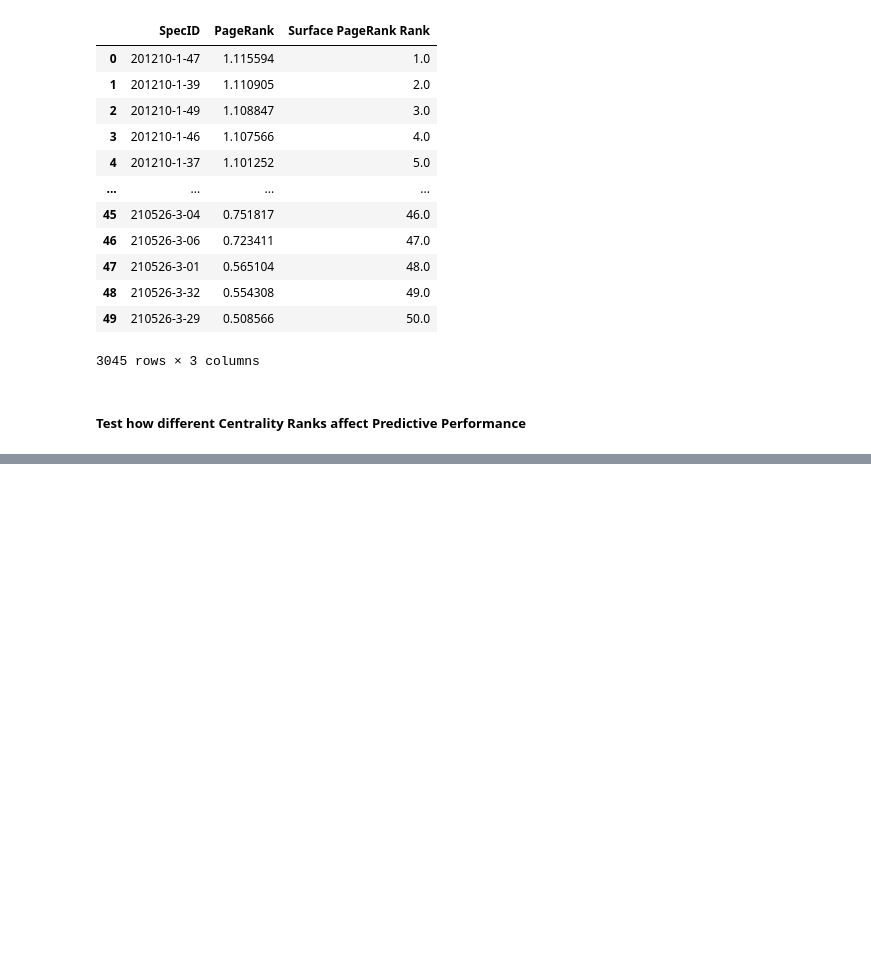
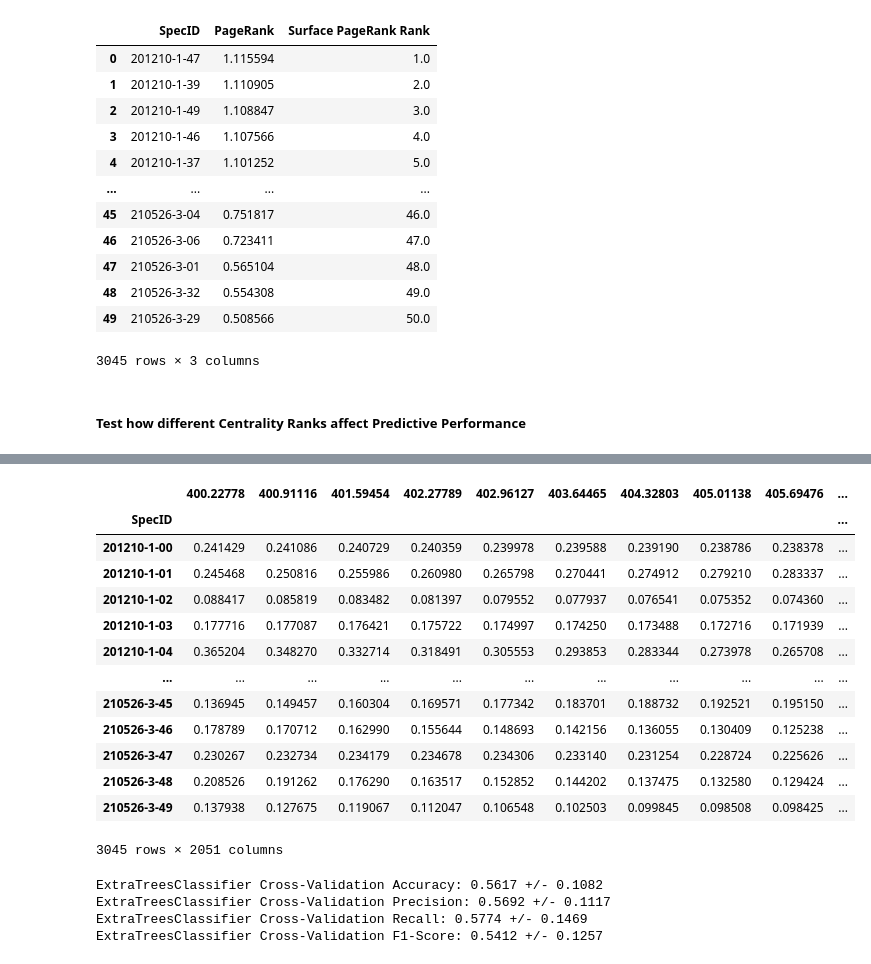
Before and after one commit to Spuced/Final_Year_Project_Github_Clone, a Jupyter notebook: GroupKFold_graph_database/Eddie_Gaussian_Kernel._Outlier_Detection.ipynb, the cells around one changed output, grey strips where cells are left out. Saved outputs shown, nothing was run; the diff lists cells and outputs as text; code cells hidden in the pictures; blank space fills up the shorter version.

```diff
--- a/GroupKFold_graph_database/Eddie_Gaussian_Kernel._Outlier_Detection.ipynb
+++ b/GroupKFold_graph_database/Eddie_Gaussian_Kernel._Outlier_Detection.ipynb
@@ -343,0 +370,16 @@ df
+# %%
+def prepare_wavelength_df(df, absorbance_col, status_col='Status'):
+
+    # Pivot the DataFrame to get wavelengths as columns and absorbance values
+    wavelength_df = df.pivot(index='SpecID', columns='WaveNumber', values=absorbance_col).reset_index()
+    wavelength_df.columns.name = None
+
+    # Merge with the statuses based on SpecID
+    # Include the SurID to perform GroupKFold CV
+    statuses_and_surface = df[['SpecID', 'SurID', status_col]].drop_duplicates()
+    wavelength_df = pd.merge(wavelength_df, statuses_and_surface, on='SpecID')
+
+    # Set SpecID as the index
+    wavelength_df = wavelength_df.set_index('SpecID')
+
+    return wavelength_df
@@ -343,0 +407,26 @@ df
+# %%
+wavelength_df = prepare_wavelength_df(df, 'Absorbance')
+# %%
+wavelength_df
+# %% [output]
+|  | 400.22778 | 400.91116 | 401.59454 | 402.27789 | 402.96127 | 403.64465 | 404.32803 | 405.01138 | 405.69476 | ... |
+| SpecID |  |  |  |  |  |  |  |  |  | ... |
+| 201210-1-00 | 0.241429 | 0.241086 | 0.240729 | 0.240359 | 0.239978 | 0.239588 | 0.239190 | 0.238786 | 0.238378 | ... |
+| 201210-1-01 | 0.245468 | 0.250816 | 0.255986 | 0.260980 | 0.265798 | 0.270441 | 0.274912 | 0.279210 | 0.283337 | ... |
+| 201210-1-02 | 0.088417 | 0.085819 | 0.083482 | 0.081397 | 0.079552 | 0.077937 | 0.076541 | 0.075352 | 0.074360 | ... |
+| 201210-1-03 | 0.177716 | 0.177087 | 0.176421 | 0.175722 | 0.174997 | 0.174250 | 0.173488 | 0.172716 | 0.171939 | ... |
+| 201210-1-04 | 0.365204 | 0.348270 | 0.332714 | 0.318491 | 0.305553 | 0.293853 | 0.283344 | 0.273978 | 0.265708 | ... |
+| ... | ... | ... | ... | ... | ... | ... | ... | ... | ... | ... |
+| 210526-3-45 | 0.136945 | 0.149457 | 0.160304 | 0.169571 | 0.177342 | 0.183701 | 0.188732 | 0.192521 | 0.195150 | ... |
+| 210526-3-46 | 0.178789 | 0.170712 | 0.162990 | 0.155644 | 0.148693 | 0.142156 | 0.136055 | 0.130409 | 0.125238 | ... |
+| 210526-3-47 | 0.230267 | 0.232734 | 0.234179 | 0.234678 | 0.234306 | 0.233140 | 0.231254 | 0.228724 | 0.225626 | ... |
+| 210526-3-48 | 0.208526 | 0.191262 | 0.176290 | 0.163517 | 0.152852 | 0.144202 | 0.137475 | 0.132580 | 0.129424 | ... |
+| 210526-3-49 | 0.137938 | 0.127675 | 0.119067 | 0.112047 | 0.106548 | 0.102503 | 0.099845 | 0.098508 | 0.098425 | ... |
+3045 rows × 2051 columns
+# %%
+evaluate_extra_trees(wavelength_df)
+# %% [output]
+ExtraTreesClassifier Cross-Validation Accuracy: 0.5617 +/- 0.1082
+ExtraTreesClassifier Cross-Validation Precision: 0.5692 +/- 0.1117
+ExtraTreesClassifier Cross-Validation Recall: 0.5774 +/- 0.1469
+ExtraTreesClassifier Cross-Validation F1-Score: 0.5412 +/- 0.1257
```
Also changed, not shown: parts of 7 cells of this notebook.
